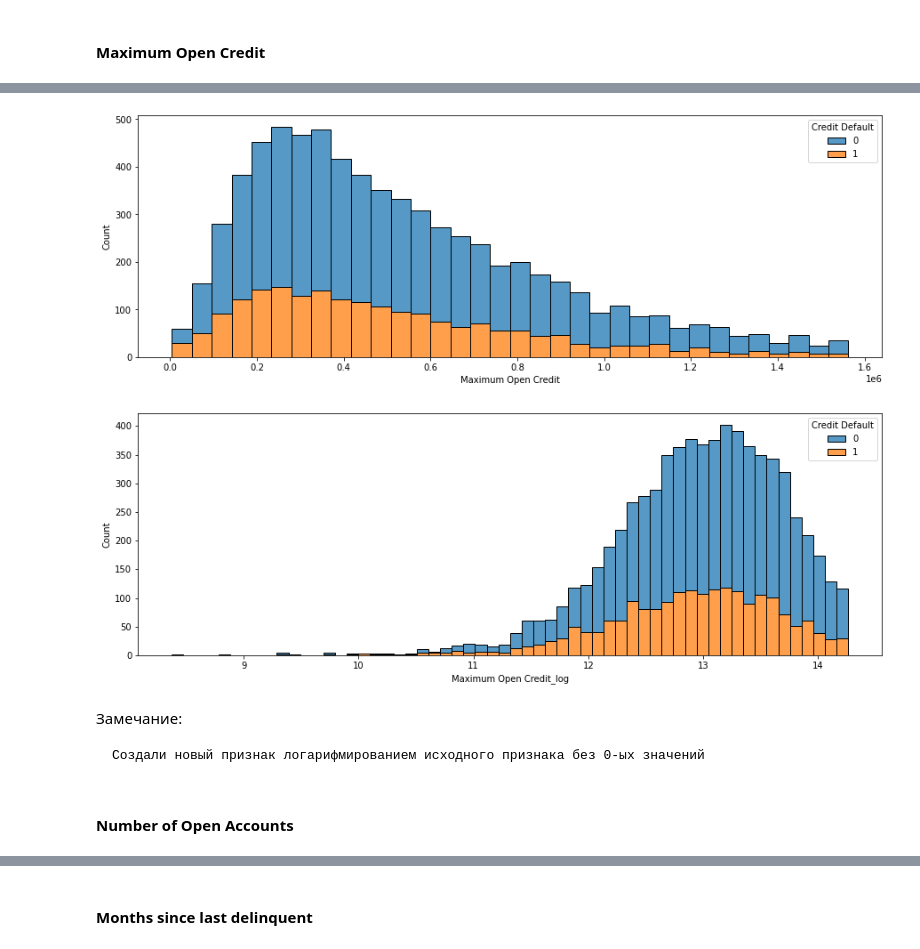
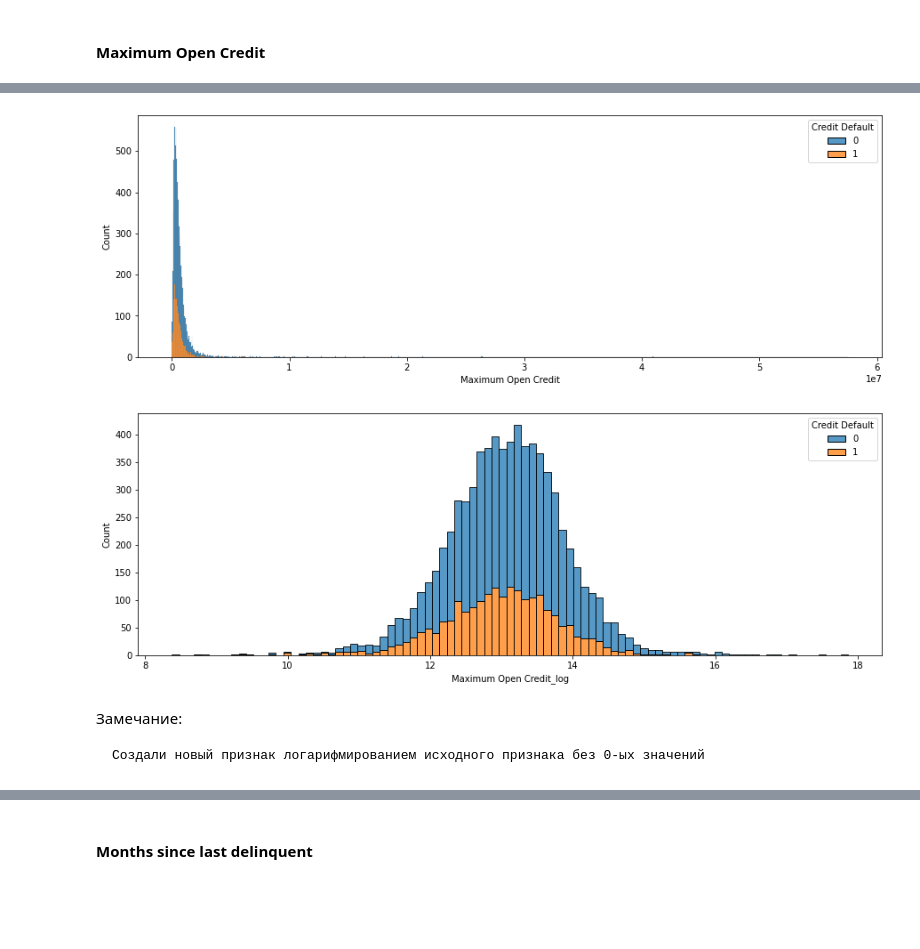
Before and after one commit to TimeryaevaM/AA_test, a Jupyter notebook: ds_test.ipynb, the cells around one changed output, grey strips where cells are left out. Cells and saved outputs as stored; diff of their text form; code cells hidden in the pictures; blank space fills up the shorter version.

```diff
--- a/ds_test.ipynb
+++ b/ds_test.ipynb
@@ -380,4 +368,2 @@ Name: Tax Liens, dtype: int64
-# %%
-df['Tax Liens'] = df['Tax Liens'].apply(lambda x: 'No' if x=='0.0' else 'Yes')
 # %%
 variable_analyze('Tax Liens', number_var, df)
@@ -411,2 +384,3 @@ Name: Number of Credit Problems, dtype: int64
 # %%
-df['Number of Credit Problems'] = df['Number of Credit Problems'].apply(lambda x: '>1.0' if x not in ['0.0', '1.0'] else x)
+variable_analyze('Number of Credit Problems', number_var, df)
+variable_hist_plot('Number of Credit Problems', number_var, df)
@@ -436,4 +398,2 @@ Name: Bankruptcies, dtype: int64
-# %%
-df['Bankruptcies'] = df['Bankruptcies'].apply(lambda x: 'Yes' if x != '0.0' else 'No')
 # %%
 variable_analyze('Bankruptcies', number_var, df)
@@ -454,7 +415,5 @@ df['Purpose'] = df['Purpose'].apply(lambda x:
                                     'business loan' if x=='small business' else
                                     'purchase' if x in ['buy a car', 'buy house', 'major purchase'] else
                                     'trip' if x in ['take a trip', 'vacation'] else x)
-# %%
-df['Purpose'] = df['Purpose'].apply(lambda x: 'Rare' if x not in ['debt consolidation', 'other'] else x)
 # %%
 variable_analyze('Purpose', number_var, df)
@@ -541,9 +507,10 @@ Name: Maximum Open Credit, dtype: float64
 [figure]
 [figure]
 # %%
-#Посмотрим распределение по значениям > 0 и без выбросов
-variable_hist_plot('Maximum Open Credit', df[(df['Maximum Open Credit']>0) & (df['Maximum Open Credit']<=1564909.5)])
+#Посмотрим распределение по значениям > 0
+variable_hist_plot('Maximum Open Credit', number_var,
+                   df[(df['Maximum Open Credit']>0) & (df['Maximum Open Credit']<200_000_000)])
 # %% [output]
-[figure, old version]
+[figure, new version]
-[figure, old version]
+[figure, new version]
 # %%
@@ -554,5 +521,3 @@ df['Maximum Open Credit log'] = np.log(df['Maximum Open Credit'] + 1)
 Замечание:
 
     Создали новый признак логарифмированием исходного признака без 0-ых значений
-# %% [markdown]
-#### Number of Open Accounts
```
Also changed, not shown: parts of 78 cells of this notebook.
